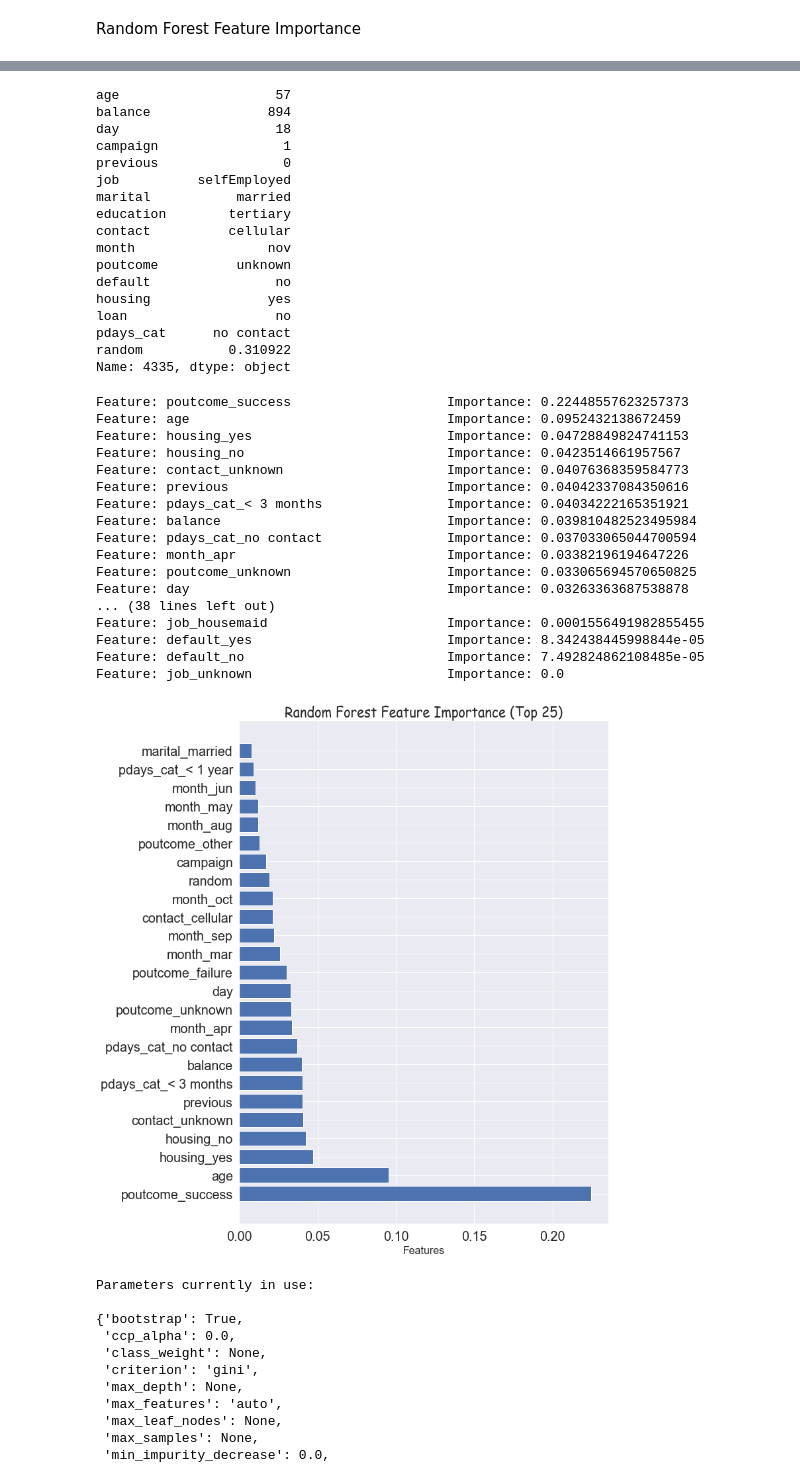
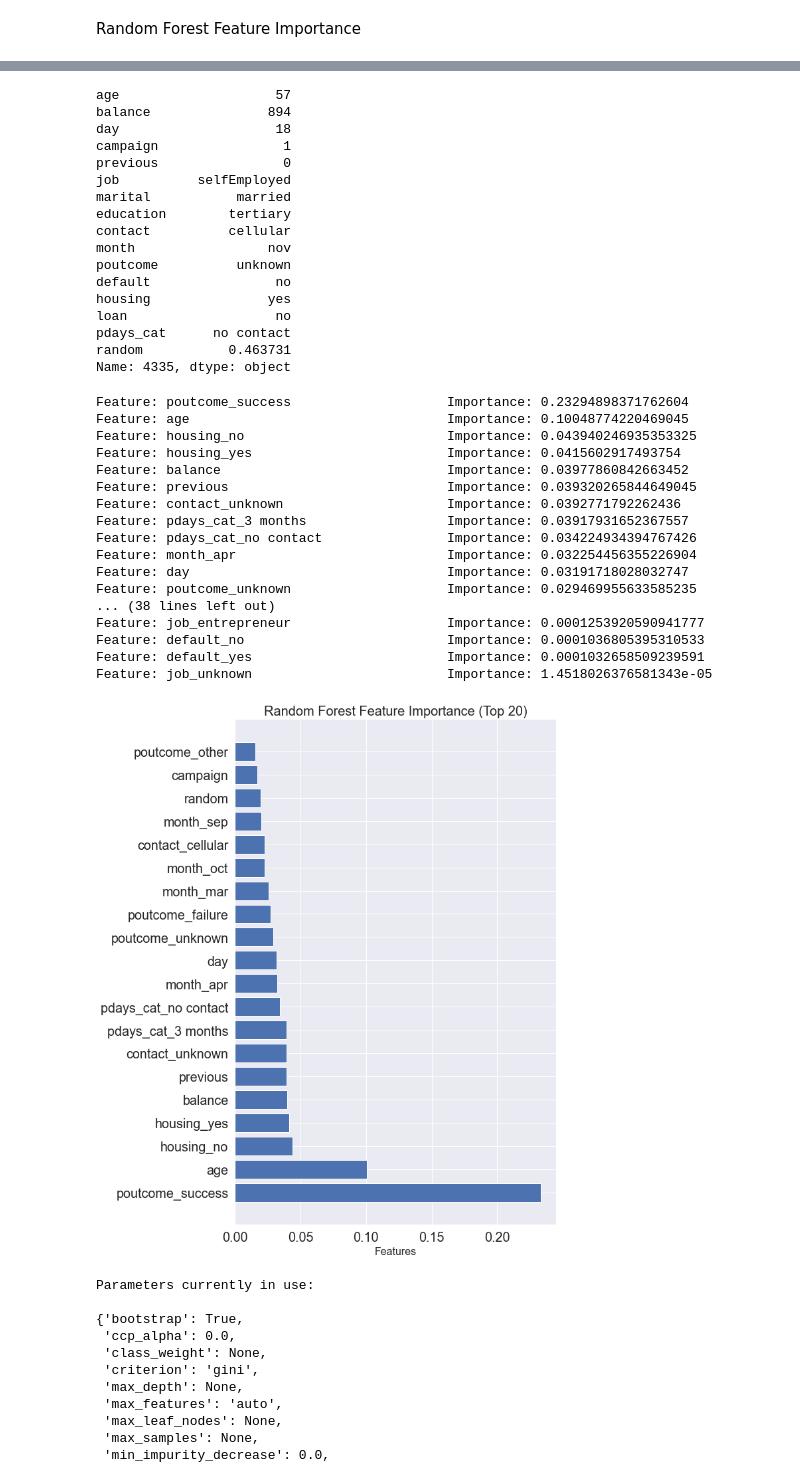
Before and after one commit to wessela42/Springboard_Documents, a Jupyter notebook: PBP_dataWrangle_EDA.ipynb, the cells around one changed output, grey strips where cells are left out. Cells and saved outputs as stored; diff of their text form; code cells hidden in the pictures.

```diff
--- a/PBP_dataWrangle_EDA.ipynb
+++ b/PBP_dataWrangle_EDA.ipynb
@@ -85,6 +85,6 @@ Defining the two major kinds of column types for the EDA: numerical (num_col) an
 num_col = ['age', "balance", 'day', 'duration', 'campaign', 'previous']
 cat_col = ['job', 'marital', 'education', 'contact', 'month', 'poutcome', 'default', 'housing', 'loan', 'pdays_cat', 'y_bool']
 # %%
-num_of_days = pd.cut(raw_df.pdays, bins=[-2, 0, 120, 365, 9999], labels=['no contact', '< 3 months', '< 1 year', '> 1 year'])
+num_of_days = pd.cut(raw_df.pdays, bins=[-2, 0, 120, 365, 9999], labels=['no contact', '3 months', '1 year', 'more than 1 year'])
 num_of_days.value_counts()
 # %% [output]
@@ -1136,7 +1136,7 @@ default                no
 housing               yes
 loan                   no
 pdays_cat      no contact
-random           0.310922
+random           0.463731
 Name: 4335, dtype: object
 # %%
 def encode_and_bind(original_dataframe, features_to_encode):
@@ -1152,36 +1152,38 @@ feature_importances_ranked = sorted(feature_importances, key = lambda x: x[1], r
 # Print out the feature and importances
 [print('Feature: {:35} Importance: {}'.format(*pair)) for pair in feature_importances_ranked];
 # %% [output]
-Feature: poutcome_success                    Importance: 0.22448557623257373
-Feature: age                                 Importance: 0.0952432138672459
-Feature: housing_yes                         Importance: 0.04728849824741153
-Feature: housing_no                          Importance: 0.0423514661957567
-Feature: contact_unknown                     Importance: 0.04076368359584773
-Feature: previous                            Importance: 0.04042337084350616
-Feature: pdays_cat_< 3 months                Importance: 0.04034222165351921
-Feature: balance                             Importance: 0.039810482523495984
-Feature: pdays_cat_no contact                Importance: 0.037033065044700594
-Feature: month_apr                           Importance: 0.03382196194647226
-Feature: poutcome_unknown                    Importance: 0.033065694570650825
-Feature: day                                 Importance: 0.03263363687538878
+Feature: poutcome_success                    Importance: 0.23294898371762604
+Feature: age                                 Importance: 0.10048774220469045
+Feature: housing_no                          Importance: 0.043940246935353325
+Feature: housing_yes                         Importance: 0.0415602917493754
+Feature: balance                             Importance: 0.03977860842663452
+Feature: previous                            Importance: 0.039320265844649045
+Feature: contact_unknown                     Importance: 0.0392771792262436
+Feature: pdays_cat_3 months                  Importance: 0.03917931652367557
+Feature: pdays_cat_no contact                Importance: 0.034224934394767426
+Feature: month_apr                           Importance: 0.032254456355226904
+Feature: day                                 Importance: 0.03191718028032747
+Feature: poutcome_unknown                    Importance: 0.029469955633585235
 ... (38 lines left out)
-Feature: job_housemaid                       Importance: 0.0001556491982855455
-Feature: default_yes                         Importance: 8.342438445998844e-05
-Feature: default_no                          Importance: 7.492824862108485e-05
-Feature: job_unknown                         Importance: 0.0
+Feature: job_entrepreneur                    Importance: 0.0001253920590941777
+Feature: default_no                          Importance: 0.0001036805395310533
+Feature: default_yes                         Importance: 0.0001032658509239591
+Feature: job_unknown                         Importance: 1.4518026376581343e-05
 # %%
 # Plot the top 25 feature importance
-feature_names_25 = [i[0] for i in feature_importances_ranked[:25]]
+feature_names_25 = [i[0] for i in feature_importances_ranked[:20]]
 y_ticks = np.arange(0, len(feature_names_25))
-x_axis = [i[1] for i in feature_importances_ranked[:25]]
-plt.figure(figsize = (10, 14))
+x_axis = [i[1] for i in feature_importances_ranked[:20]]
+plt.figure(figsize = (10, 12))
 plt.barh(feature_names_25, x_axis)   #horizontal barplot
-plt.title('Random Forest Feature Importance (Top 25)',
-          fontdict= {'fontname':'Comic Sans MS','fontsize' : 20})
+plt.title('Random Forest Feature Importance (Top 20)',
+          fontdict= {'fontsize' : 20})
 plt.xlabel('Features',fontdict= {'fontsize' : 16})
+plt.tight_layout()
+plt.savefig(p / ('Random Forest Feature Importance.pdf') )
 plt.show()
 # %% [output]
-[figure, old version]
+[figure, new version]
 # %%
 from pprint import pprint
 print('Parameters currently in use:\n')
```
Also changed, not shown: parts of 34 cells of this notebook.
